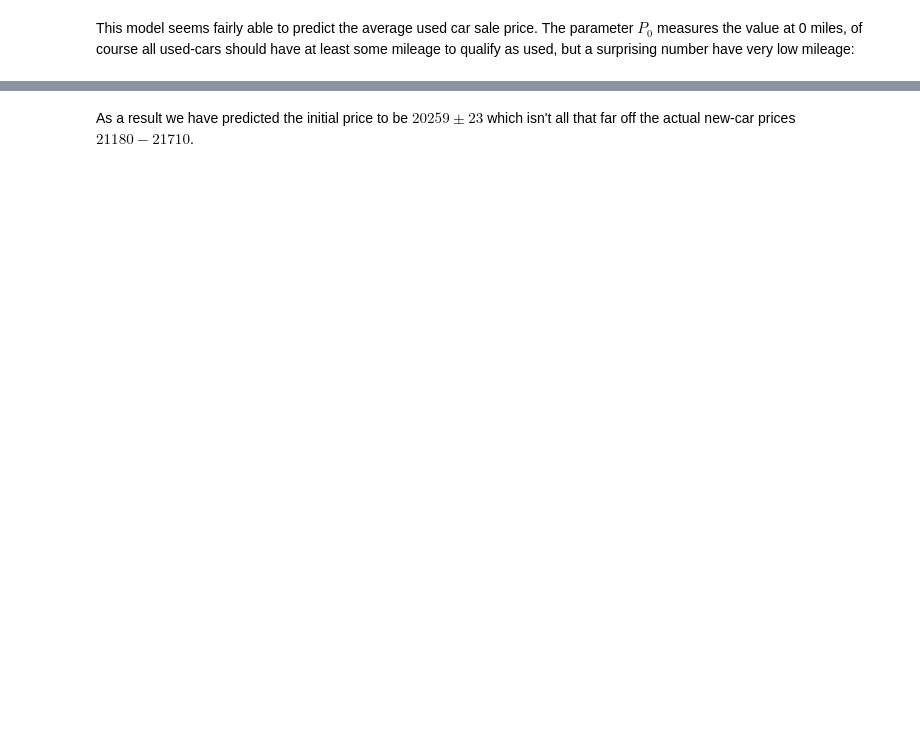
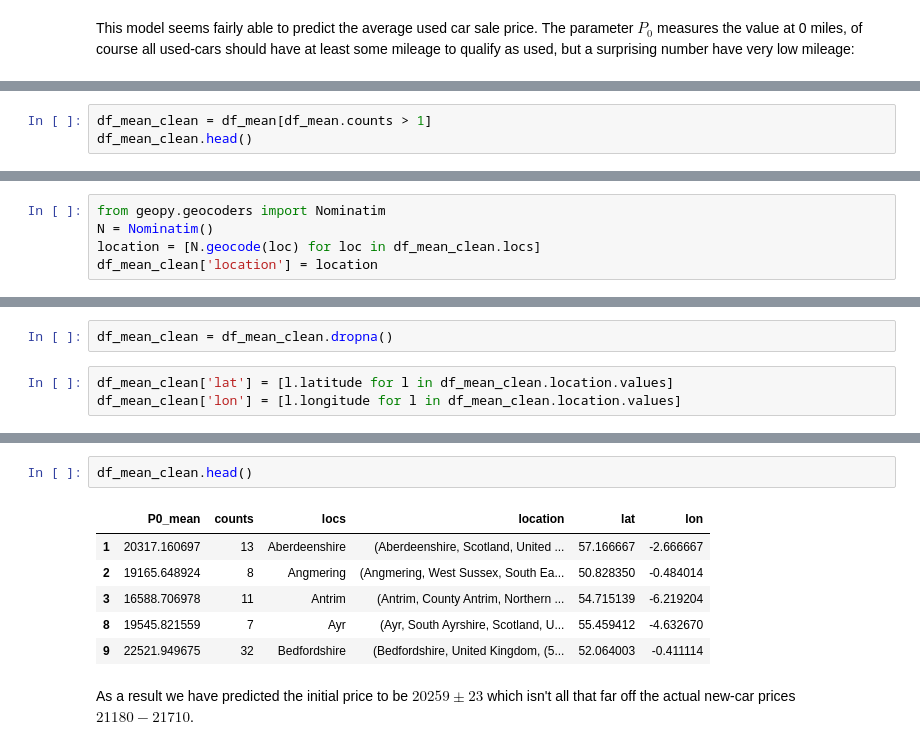
Before and after one commit to GregoryAshton/GregoryAshton.github.io, a Jupyter notebook: _notebooks/2015-07-02-Mining-used-car-sales.ipynb, the cells around one changed output, grey strips where cells are left out. Cells and saved outputs as stored; diff of their text form; blank space fills up the shorter version.

```diff
--- a/_notebooks/2015-07-02-Mining-used-car-sales.ipynb
+++ b/_notebooks/2015-07-02-Mining-used-car-sales.ipynb
@@ -226,0 +259,3 @@ len(df.query("miles < 500"))
+# %%
+df_mean_clean = df_mean[df_mean.counts > 1]
+df_mean_clean.head()
@@ -226,0 +269,5 @@ len(df.query("miles < 500"))
+# %%
+from geopy.geocoders import Nominatim
+N = Nominatim()
+location = [N.geocode(loc) for loc in df_mean_clean.locs]
+df_mean_clean['location'] = location
@@ -226,0 +279,5 @@ len(df.query("miles < 500"))
+# %%
+df_mean_clean = df_mean_clean.dropna()
+# %%
+df_mean_clean['lat'] = [l.latitude for l in df_mean_clean.location.values]
+df_mean_clean['lon'] = [l.longitude for l in df_mean_clean.location.values]
@@ -227,2 +295,11 @@ len(df.query("miles < 500"))
+# %%
+df_mean_clean.head()
+# %% [output]
+|  | P0_mean | counts | locs | location | lat | lon |
+| 1 | 20317.160697 | 13 | Aberdeenshire | (Aberdeenshire, Scotland, United ... | 57.166667 | -2.666667 |
+| 2 | 19165.648924 | 8 | Angmering | (Angmering, West Sussex, South Ea... | 50.828350 | -0.484014 |
+| 3 | 16588.706978 | 11 | Antrim | (Antrim, County Antrim, Northern ... | 54.715139 | -6.219204 |
+| 8 | 19545.821559 | 7 | Ayr | (Ayr, South Ayrshire, Scotland, U... | 55.459412 | -4.632670 |
+| 9 | 22521.949675 | 32 | Bedfordshire | (Bedfordshire, United Kingdom, (5... | 52.064003 | -0.411114 |
 # %% [markdown]
 As a result we have predicted the initial price to be $20259 \pm 23$ which isn't all that far off the actual new-car prices $21180-21710$.
```
Also changed, not shown: parts of 17 cells of this notebook, 1 other file.
